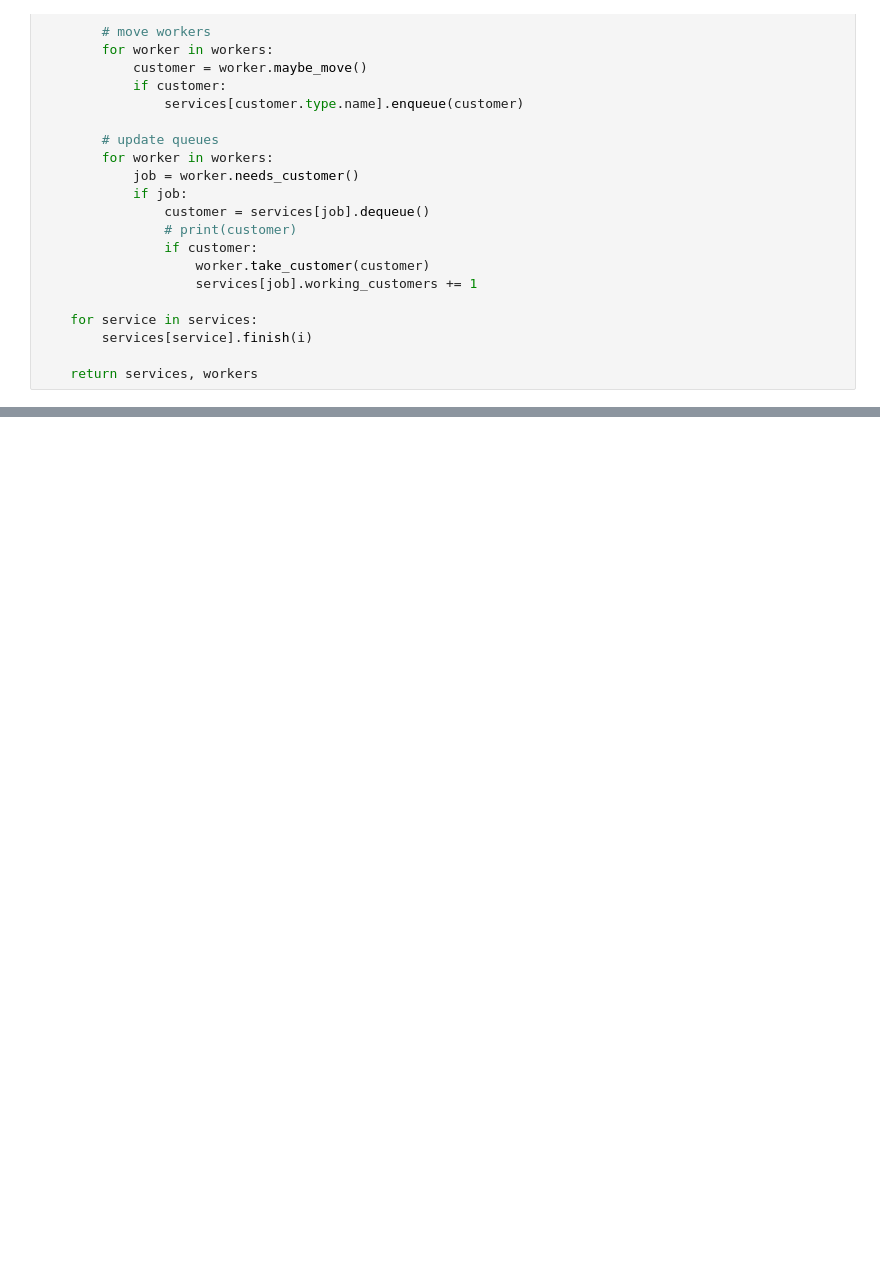
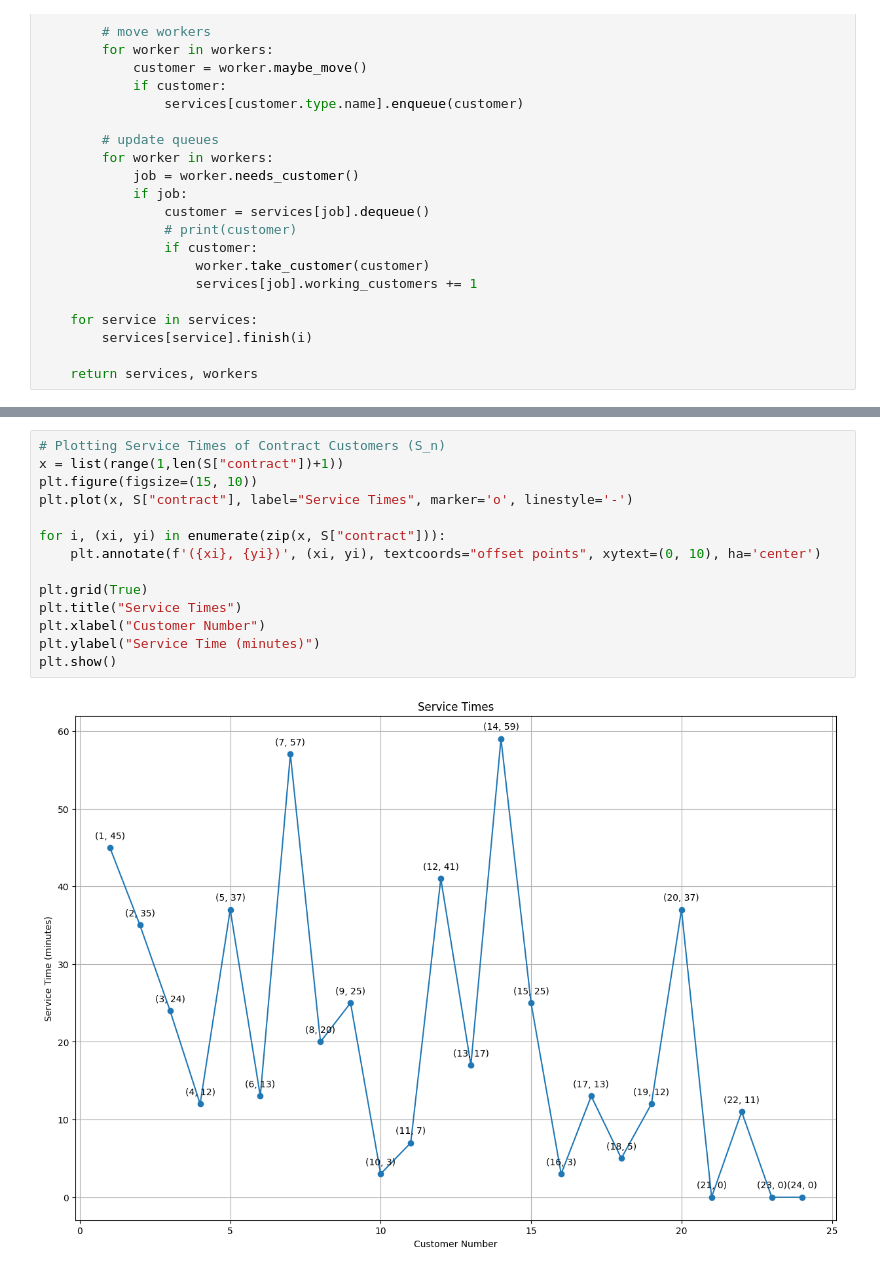
Before and after one commit to smmhatami/simulation_project, a Jupyter notebook: simul.ipynb, the cells around one changed output, grey strips where cells are left out. Saved outputs shown, nothing was run; the diff lists cells and outputs as text; blank space fills up the shorter version.

```diff
--- a/simul.ipynb
+++ b/simul.ipynb
@@ -323,0 +334,16 @@ worker moved: review -> request
+# %%
+# Plotting Service Times of Contract Customers (S_n)
+x = list(range(1,len(S["contract"])+1))
+plt.figure(figsize=(15, 10))
+plt.plot(x, S["contract"], label="Service Times", marker='o', linestyle='-')
+
+for i, (xi, yi) in enumerate(zip(x, S["contract"])):
+    plt.annotate(f'({xi}, {yi})', (xi, yi), textcoords="offset points", xytext=(0, 10), ha='center')
+
+plt.grid(True)
+plt.title("Service Times")
+plt.xlabel("Customer Number")
+plt.ylabel("Service Time (minutes)")
+plt.show()
+# %% [output]
+[figure, added]
```
Also changed, not shown: parts of 16 cells of this notebook.
